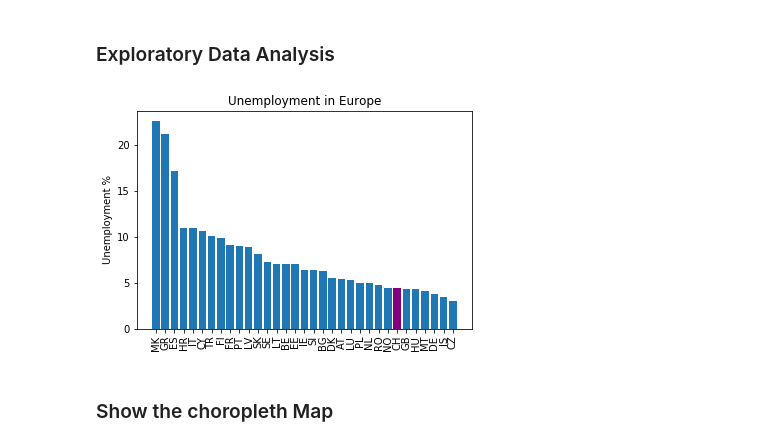
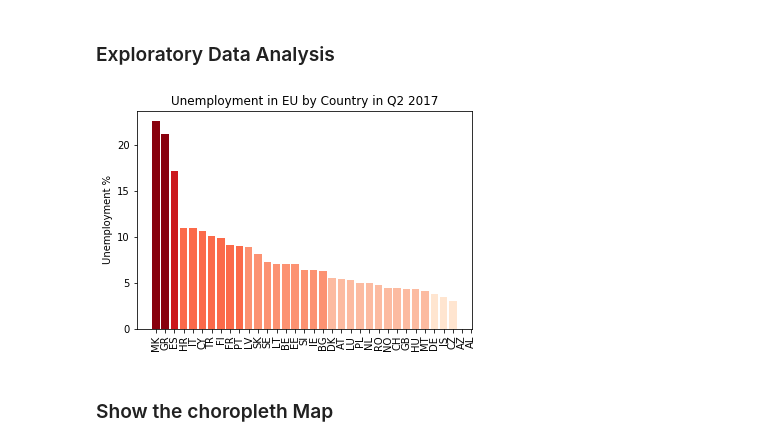
Before and after one commit to Amaumaury/ada-2017, a Jupyter notebook: Homework3.ipynb, the cells around one changed output. Saved outputs shown, nothing was run; the diff lists cells and outputs as text; code cells hidden in the pictures.

```diff
--- a/Homework3.ipynb
+++ b/Homework3.ipynb
@@ -67,16 +67,10 @@ import matplotlib.pyplot as plt
 ue_df = pd.read_csv('lfsq_urgan_1_Data.csv', header = 0)
 
 # keep only 2017Q2 rate (the newest one)
-ue_df = ue_df[ue_df['TIME'] == '2017Q2' ]
-
-# keep only TOTAL
-ue_df = ue_df[ue_df['SEX'] == 'Total' ]
-
+# keep only TOTAL (exclude sex)
 # KEEP only GEO and VALUE information
-ue_df = ue_df[['GEO', 'Value']]
-
-# delete the staticts for European union as a whole
-ue_df = ue_df[6:];
+# delete the staticts for European union as a whole (first 6)
+ue_df = ue_df[ue_df['TIME'] == '2017Q2' ][ue_df['SEX'] == 'Total' ][['GEO', 'Value']][6:]
 
 ue_df.head()
 # %% [output]
@@ -112,18 +106,37 @@ ue_df.head()
 # %%
 sorted_df = ue_df.copy()#pd.DataFrame( ue_df['Values','COUNTRY_CODE'] );
 sorted_df.sort_values(['Value'], ascending = False, inplace=True)
 
+colors_eu = ['#ffe5d0', '#fcbba1', '#fc9272', '#fb6a4a', '#ef3b2c', '#cb181d', '#a50f15', '#89000d']
+thresh_eu = [4.0      , 6.0      , 9.0      , 13.0     , 16.0     , 19.0     , 21.0     , 24, 25]
+
+def unemployment_colors_eu(state):
+    """Maps Unemplpoyment value with colors."""
+    val = sorted_df[sorted_df['COUNTRY_CODE'] == state]['Value']
+    val = np.squeeze(val)
+    if np.isnan(val):
+        return '#bdbdbd'
+    length = len(colors_eu)
+    for i in range(0, length-1):
+        if val < thresh_eu[i]:
+            return colors_eu[i]
+    return  colors_eu[length-1]
+
 plt.figure(1)
-values = sorted_df.head(33)['Value'].values
+sorted_df.sort_values(['Value'], ascending = False, inplace=True)
+values = sorted_df['Value'].values
 length = len(values)
-names = sorted_df.head(33)['COUNTRY_CODE'].values
+names = sorted_df['COUNTRY_CODE'].values
 plt.bar(range(0,length), values)
-plt.bar(26,values[26], color='purple') # set CH to purple
 plt.xticks(range(0,length), names, rotation=90)
+for i in range(0, length):
+    nm = np.squeeze(sorted_df[sorted_df['COUNTRY_CODE'] == names[i]]['COUNTRY_CODE']);
+    color = unemployment_colors_eu(nm)
+    plt.bar(i,values[i], color=color)
 plt.ylabel('Unemployment %')
-plt.title('Unemployment in Europe')
+plt.title('Unemployment in EU by Country in Q2 2017')
 plt.show()
 # %% [output]
-[figure, old version]
+[figure, new version]
 # %% [markdown]
 ### Show the choropleth Map
```
Also changed, not shown: parts of 5 cells of this notebook, 4 other files.
